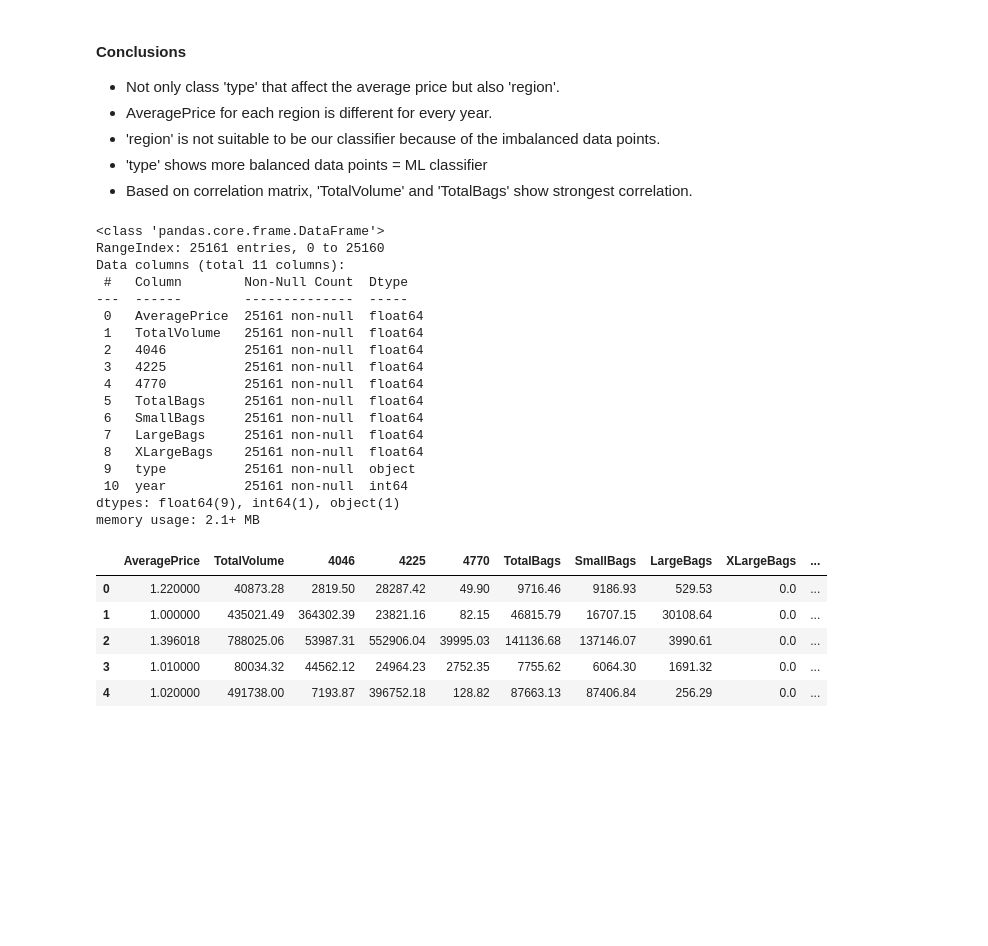
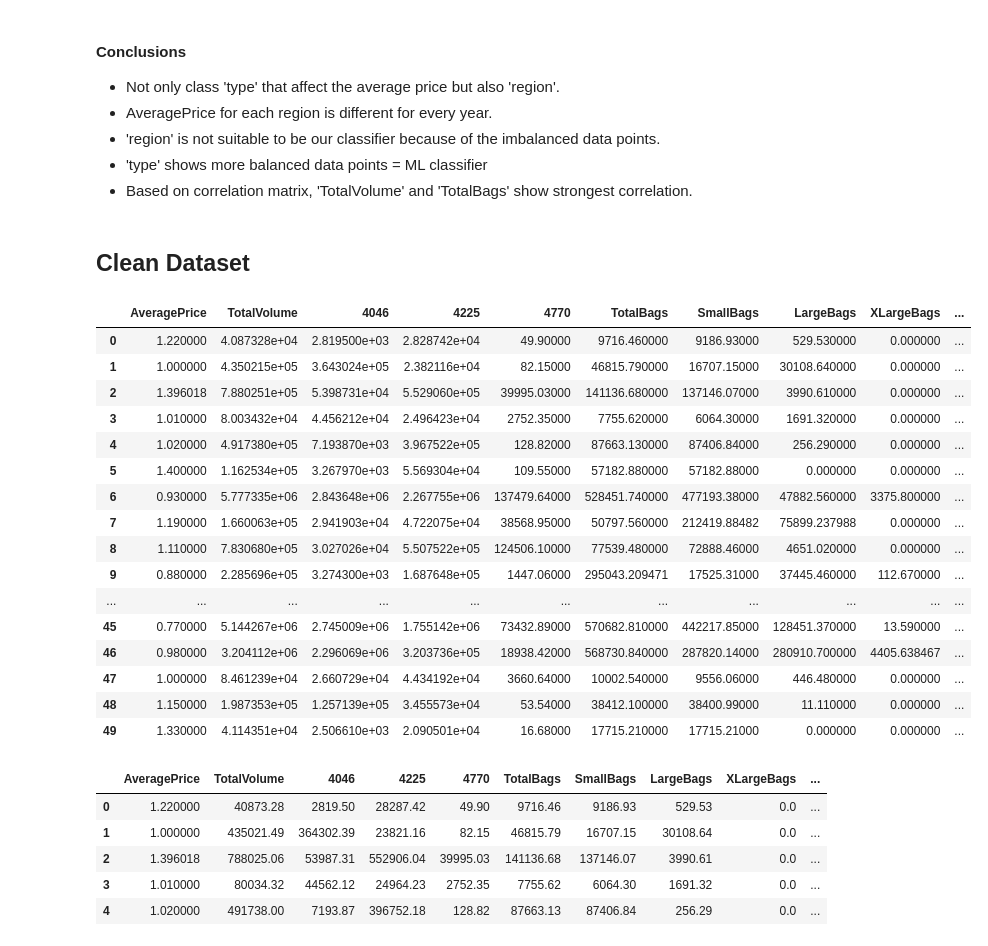
Before and after one commit to irfixq/Avocado_King, a Jupyter notebook: Avocado_King.ipynb, the cells around one changed output. Cells and saved outputs as stored; diff of their text form; code cells hidden in the pictures; blank space fills up the shorter version.

```diff
--- a/Avocado_King.ipynb
+++ b/Avocado_King.ipynb
@@ -432,29 +432,33 @@ sns.heatmap(dfnew_price.corr(), vmin=-1, vmax=1, cmap='RdYlGn', annot=True)
 * 'region' is not suitable to be our classifier because of the imbalanced data points.
 * 'type' shows more balanced data points = ML classifier
 * Based on correlation matrix, 'TotalVolume' and 'TotalBags' show strongest correlation.
-# %%
-## new dataframe after removing region column
-df_training = dfnew_price.drop('region',1)
-df_training.info()
-# %% [output]
-<class 'pandas.core.frame.DataFrame'>
-RangeIndex: 25161 entries, 0 to 25160
-Data columns (total 11 columns):
- #   Column        Non-Null Count  Dtype
----  ------        --------------  -----
- 0   AveragePrice  25161 non-null  float64
- 1   TotalVolume   25161 non-null  float64
- 2   4046          25161 non-null  float64
- 3   4225          25161 non-null  float64
- 4   4770          25161 non-null  float64
- 5   TotalBags     25161 non-null  float64
- 6   SmallBags     25161 non-null  float64
- 7   LargeBags     25161 non-null  float64
- 8   XLargeBags    25161 non-null  float64
- 9   type          25161 non-null  object
- 10  year          25161 non-null  int64
-dtypes: float64(9), int64(1), object(1)
-memory usage: 2.1+ MB
+# %% [markdown]
+## Clean Dataset
+# %%
+from sklearn import preprocessing
+le = preprocessing.LabelEncoder()
+dfnew_price['region'] = le.fit_transform(dfnew_price['region'])
+dfnew_price['type'] = le.fit_transform(dfnew_price['type'])
+
+dfnew_price.head(50)
+# %% [output]
+|  | AveragePrice | TotalVolume | 4046 | 4225 | 4770 | TotalBags | SmallBags | LargeBags | XLargeBags | ... |
+| 0 | 1.220000 | 4.087328e+04 | 2.819500e+03 | 2.828742e+04 | 49.90000 | 9716.460000 | 9186.93000 | 529.530000 | 0.000000 | ... |
+| 1 | 1.000000 | 4.350215e+05 | 3.643024e+05 | 2.382116e+04 | 82.15000 | 46815.790000 | 16707.15000 | 30108.640000 | 0.000000 | ... |
+| 2 | 1.396018 | 7.880251e+05 | 5.398731e+04 | 5.529060e+05 | 39995.03000 | 141136.680000 | 137146.07000 | 3990.610000 | 0.000000 | ... |
+| 3 | 1.010000 | 8.003432e+04 | 4.456212e+04 | 2.496423e+04 | 2752.35000 | 7755.620000 | 6064.30000 | 1691.320000 | 0.000000 | ... |
+| 4 | 1.020000 | 4.917380e+05 | 7.193870e+03 | 3.967522e+05 | 128.82000 | 87663.130000 | 87406.84000 | 256.290000 | 0.000000 | ... |
+| 5 | 1.400000 | 1.162534e+05 | 3.267970e+03 | 5.569304e+04 | 109.55000 | 57182.880000 | 57182.88000 | 0.000000 | 0.000000 | ... |
+| 6 | 0.930000 | 5.777335e+06 | 2.843648e+06 | 2.267755e+06 | 137479.64000 | 528451.740000 | 477193.38000 | 47882.560000 | 3375.800000 | ... |
+| 7 | 1.190000 | 1.660063e+05 | 2.941903e+04 | 4.722075e+04 | 38568.95000 | 50797.560000 | 212419.88482 | 75899.237988 | 0.000000 | ... |
+| 8 | 1.110000 | 7.830680e+05 | 3.027026e+04 | 5.507522e+05 | 124506.10000 | 77539.480000 | 72888.46000 | 4651.020000 | 0.000000 | ... |
+| 9 | 0.880000 | 2.285696e+05 | 3.274300e+03 | 1.687648e+05 | 1447.06000 | 295043.209471 | 17525.31000 | 37445.460000 | 112.670000 | ... |
+| ... | ... | ... | ... | ... | ... | ... | ... | ... | ... | ... |
+| 45 | 0.770000 | 5.144267e+06 | 2.745009e+06 | 1.755142e+06 | 73432.89000 | 570682.810000 | 442217.85000 | 128451.370000 | 13.590000 | ... |
+| 46 | 0.980000 | 3.204112e+06 | 2.296069e+06 | 3.203736e+05 | 18938.42000 | 568730.840000 | 287820.14000 | 280910.700000 | 4405.638467 | ... |
+| 47 | 1.000000 | 8.461239e+04 | 2.660729e+04 | 4.434192e+04 | 3660.64000 | 10002.540000 | 9556.06000 | 446.480000 | 0.000000 | ... |
+| 48 | 1.150000 | 1.987353e+05 | 1.257139e+05 | 3.455573e+04 | 53.54000 | 38412.100000 | 38400.99000 | 11.110000 | 0.000000 | ... |
+| 49 | 1.330000 | 4.114351e+04 | 2.506610e+03 | 2.090501e+04 | 16.68000 | 17715.210000 | 17715.21000 | 0.000000 | 0.000000 | ... |
 # %%
 ## new dataframe separated by type = conventional
 df_train_conventional = df_training[dfnew_price['type'] == 'conventional']
```
Also changed, not shown: parts of 7 cells of this notebook.
